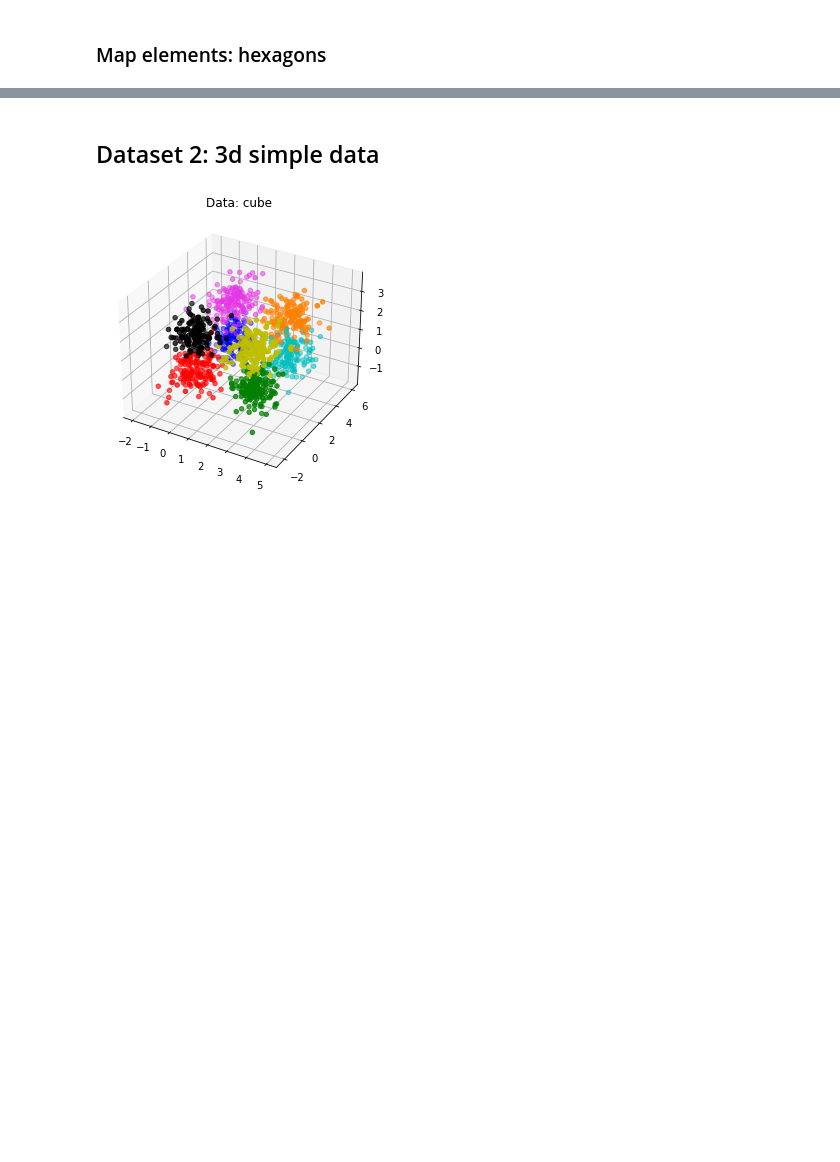
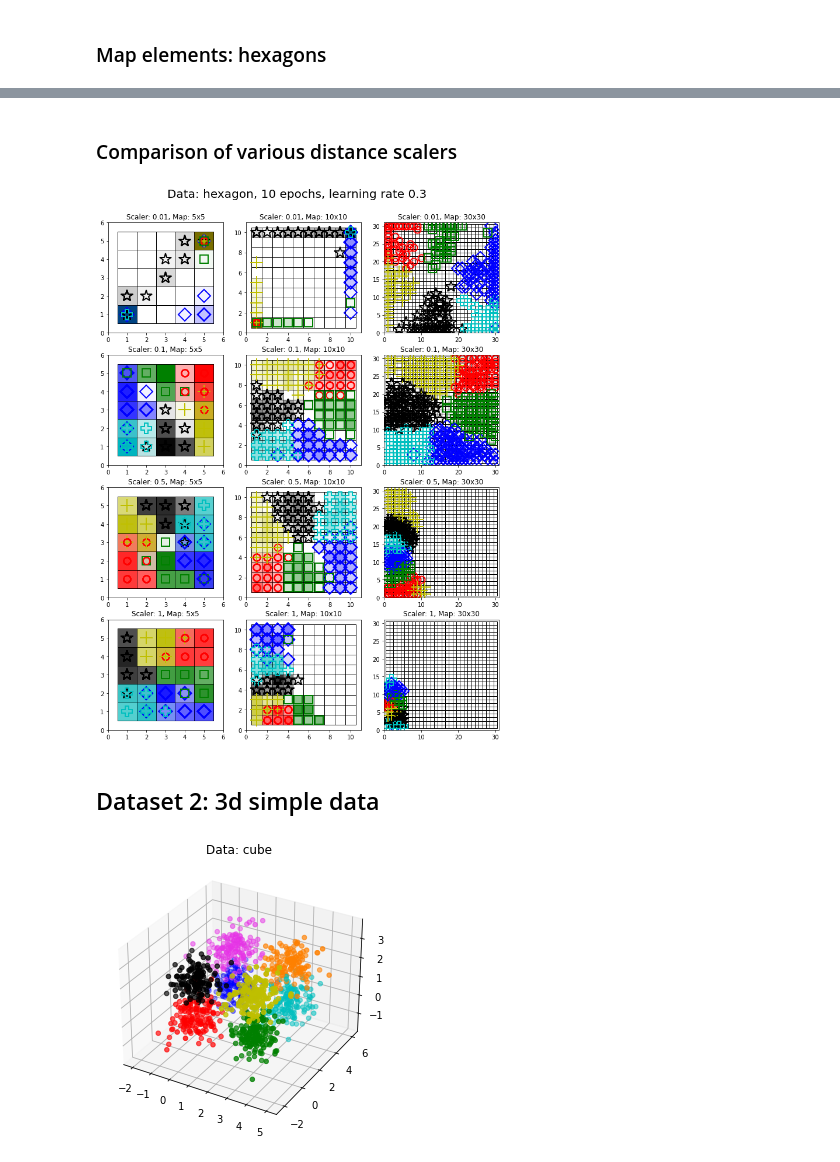
Before and after one commit to mstaczek/miowad, a Jupyter notebook: SOM/lab1.ipynb, the cells around one changed output, grey strips where cells are left out. Cells and saved outputs as stored; diff of their text form; code cells hidden in the pictures; blank space fills up the shorter version.

Commit message:
KOH1 add comparisons and summary

```diff
--- a/SOM/lab1.ipynb
+++ b/SOM/lab1.ipynb
@@ -38,3 +46,18 @@ colors = ['r','g','b','c','k','y',(0.9,0.2,0.9), (1,0.5,0), (1,1,0.3), "m", (0.4
+# %%
+def compare_scalers(hexagonal_map, dataset_name):
+    scalers = [0.01,0.1, 0.5, 1]
+    map_sizes = [[5,5],[10,10],[30,30]]
+
+    fig, axs = plt.subplots(4,3,figsize=(12,16))
+    for i in range(4):
+        for j in range(3):
+            som = SOM.SelfOrganizingMap(map_sizes[j][0],map_sizes[j][1],x_train.shape[1], hexagonal_map=hexagonal_map)
+            som.init_weights()
+            som.train(data=x_train, epochs=10,neighbourhood_scaler=scalers[i], learning_rate=0.3)
+            som.plot_map(data=x_train, classes=y_train, title=f"Scaler: {scalers[i]}, Map: {map_sizes[j][0]}x{map_sizes[j][1]}", ax=axs[i,j])
+
+    fig.suptitle(f'Data: {dataset_name}, 10 epochs, learning rate 0.3',y=0.93,size=20)
+    plt.show()
 # %% [markdown]
 ## Dataset 1: 2d simple data
 # %%
@@ -76,3 +99,9 @@ som.plot_map(data=x_train, classes=y_train)
+# %% [markdown]
+### Comparison of various distance scalers
+# %%
+compare_scalers(hexagonal_map=False,dataset_name="hexagon")
+# %% [output]
+[figure, added]
 # %% [markdown]
 ## Dataset 2: 3d simple data
 # %%
```
Also changed, not shown: parts of 8 cells of this notebook.
